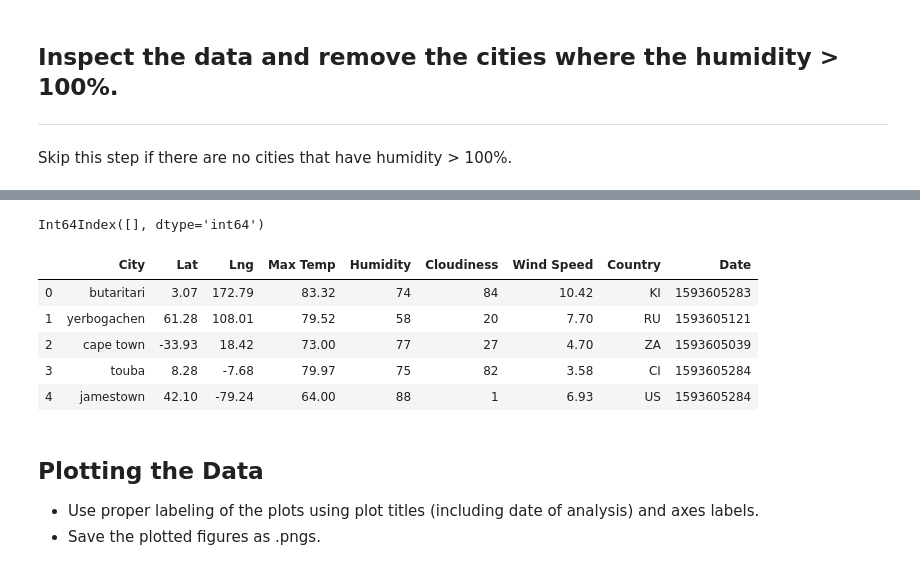
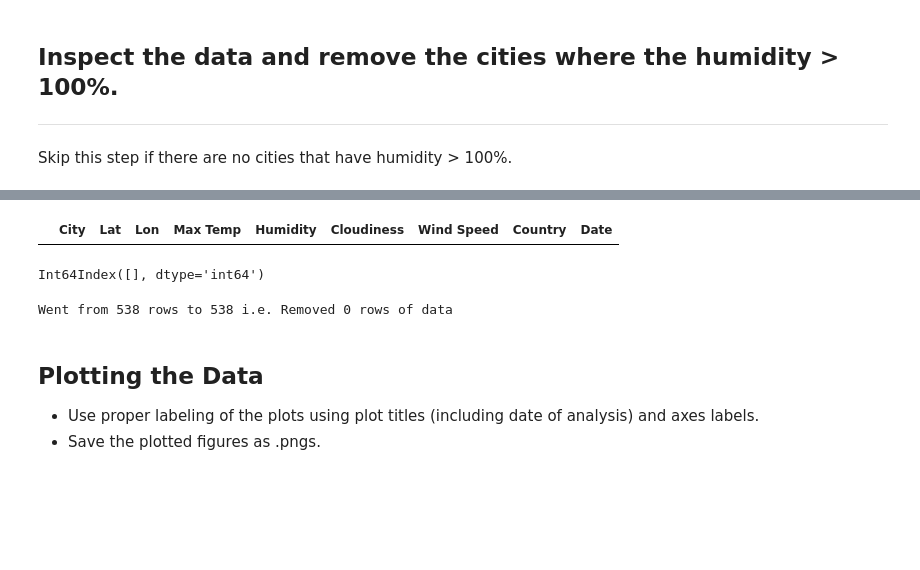
Before and after one commit to agomeso/Python-API-Challenge, a Jupyter notebook: WeatherPy/WeatherPy.ipynb, the cells around one changed output, grey strips where cells are left out. Saved outputs shown, nothing was run; the diff lists cells and outputs as text; code cells hidden in the pictures; blank space fills up the shorter version.

```diff
--- a/WeatherPy/WeatherPy.ipynb
+++ b/WeatherPy/WeatherPy.ipynb
@@ -161,2 +128,6 @@ Skip this step if there are no cities that have humidity > 100%.
+# %%
+weather_df.loc[weather_df['Humidity']>100,:]
+# %% [output]
+|  | City | Lat | Lon | Max Temp | Humidity | Cloudiness | Wind Speed | Country | Date |
 # %%
 #  Get the indices of cities that have humidity over 100%.
@@ -165,13 +139,11 @@ Int64Index([], dtype='int64')
 # %%
 # Make a new DataFrame equal to the city data to drop all humidity outliers by index.
 # Passing "inplace=False" will make a copy of the city_data DataFrame, which we call "clean_city_data".
+clean_city_data = weather_df.drop(index=rows_bye_bye,inplace=False)
+clean_city_data
+print(f'Went from {len(weather_df)} rows to {len(clean_city_data)} i.e. Removed {len(weather_df)-len(clean_city_data)} rows of data')
 # %% [output]
-|  | City | Lat | Lng | Max Temp | Humidity | Cloudiness | Wind Speed | Country | Date |
-| 0 | butaritari | 3.07 | 172.79 | 83.32 | 74 | 84 | 10.42 | KI | 1593605283 |
-| 1 | yerbogachen | 61.28 | 108.01 | 79.52 | 58 | 20 | 7.70 | RU | 1593605121 |
-| 2 | cape town | -33.93 | 18.42 | 73.00 | 77 | 27 | 4.70 | ZA | 1593605039 |
-| 3 | touba | 8.28 | -7.68 | 79.97 | 75 | 82 | 3.58 | CI | 1593605284 |
-| 4 | jamestown | 42.10 | -79.24 | 64.00 | 88 | 1 | 6.93 | US | 1593605284 |
+Went from 538 rows to 538 i.e. Removed 0 rows of data
 # %% [markdown]
 ## Plotting the Data
 * Use proper labeling of the plots using plot titles (including date of analysis) and axes labels.
```
Also changed, not shown: parts of 24 cells of this notebook, 1 other file.
